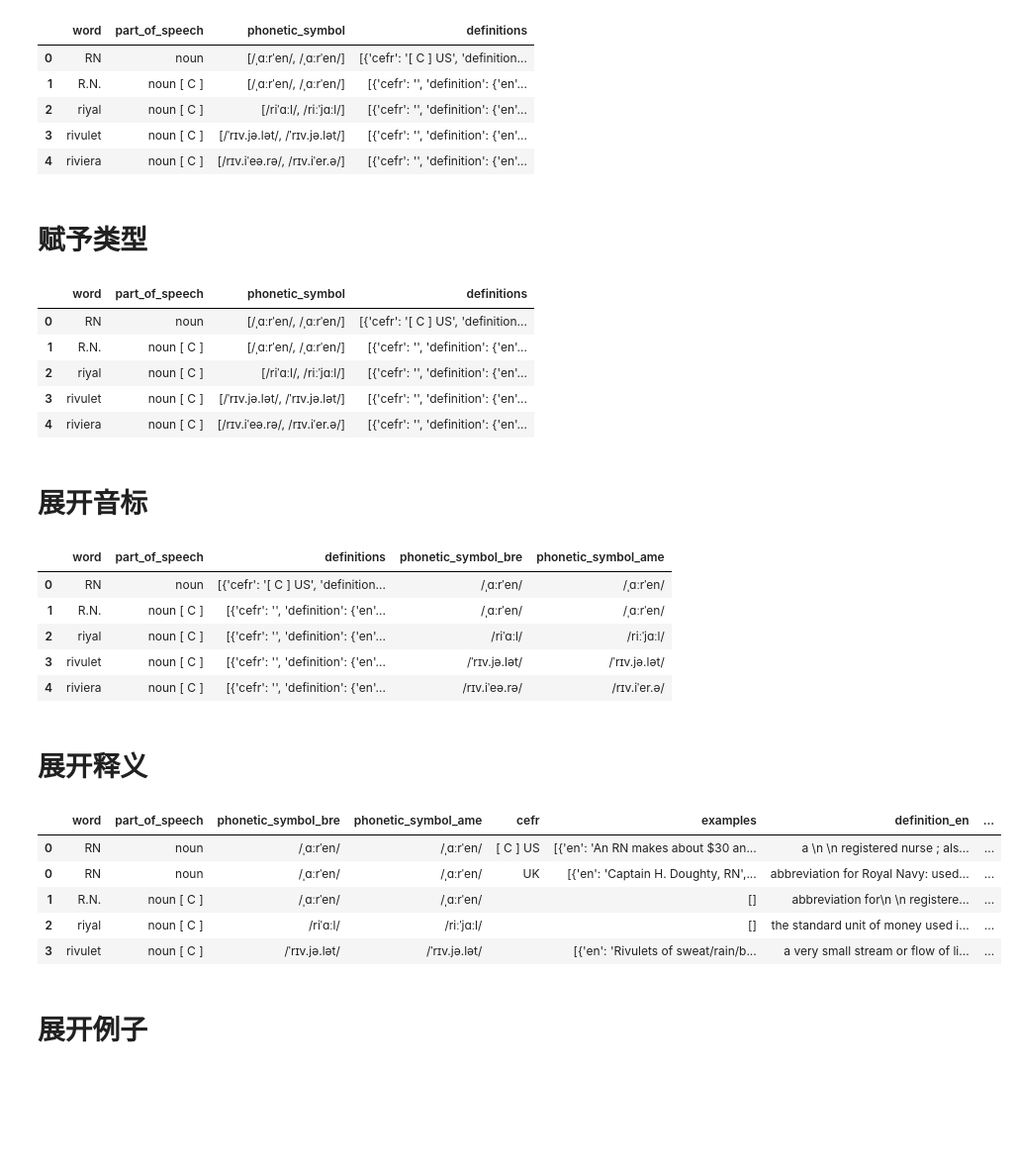
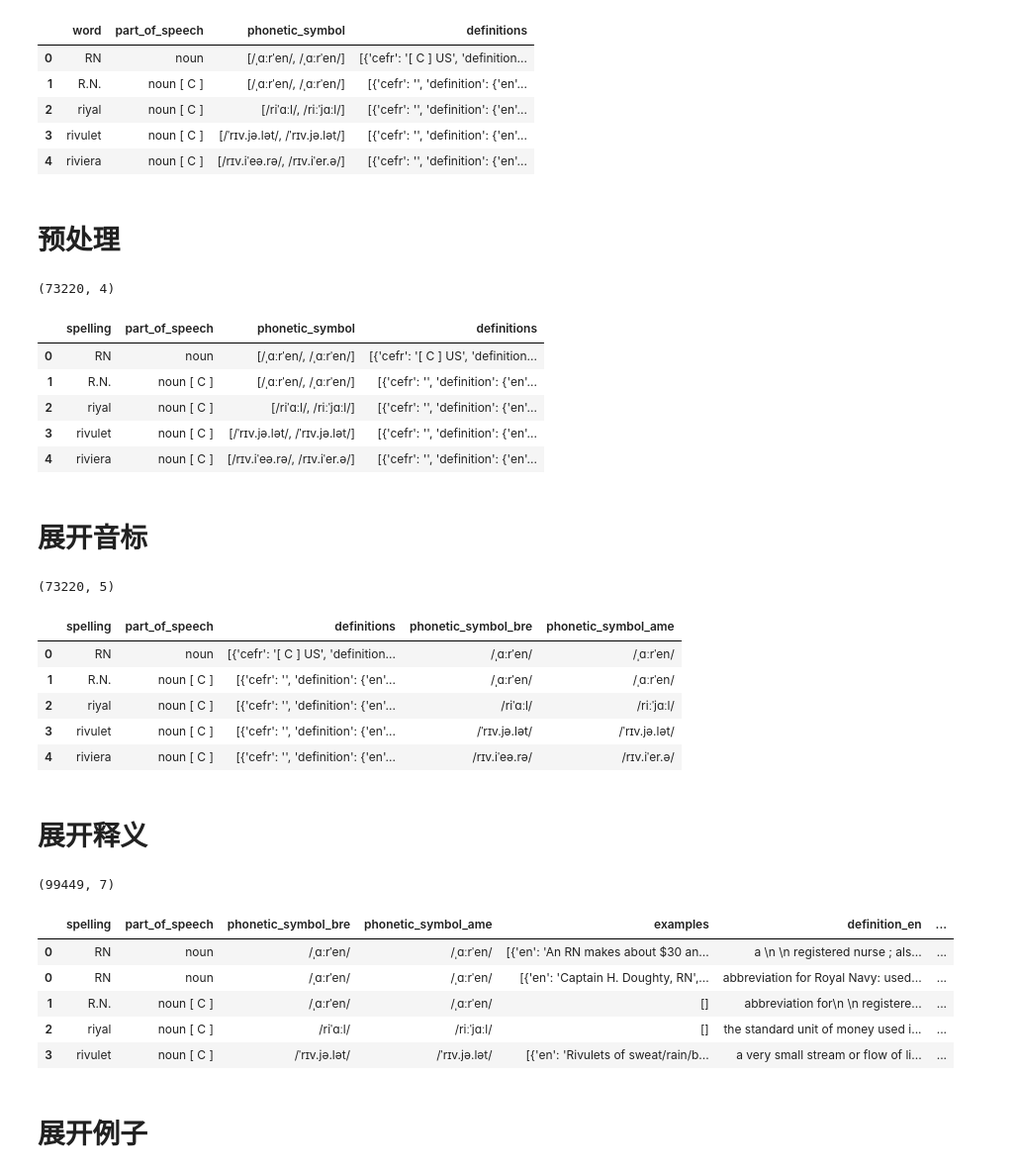
Before and after one commit to ZadenYip/EnLangMemo, a Jupyter notebook: pipeline-data/crawler_to_db_etl.ipynb, the cells around one changed output. Shown at 99% size. Drawn from its saved outputs; the diff is of its cells as text; code cells hidden in the pictures; blank space fills up the shorter version.

```diff
--- a/pipeline-data/crawler_to_db_etl.ipynb
+++ b/pipeline-data/crawler_to_db_etl.ipynb
@@ -17,19 +17,23 @@ words_df.head()
 | 3 | rivulet | noun [ C ] | [/ˈrɪv.jə.lət/, /ˈrɪv.jə.lət/] | [{'cefr': '', 'definition': {'en'... |
 | 4 | riviera | noun [ C ] | [/rɪv.iˈeə.rə/, /rɪv.iˈer.ə/] | [{'cefr': '', 'definition': {'en'... |
 # %% [markdown]
-# 赋予类型
+# 预处理
 # %%
+words_df.rename(columns={"word": "spelling"}, inplace=True)
 words_df = words_df.astype(
     {
-        "word": str,
-        "part_of_speech": str,
+        "spelling": "string",
+        "part_of_speech": "string",
         "phonetic_symbol": object,
         "definitions": object,
     }
 )
+
+print(words_df.shape)
 words_df.head()
 # %% [output]
+(73220, 4)
-|  | word | part_of_speech | phonetic_symbol | definitions |
+|  | spelling | part_of_speech | phonetic_symbol | definitions |
 | 0 | RN | noun | [/ˌɑːrˈen/, /ˌɑːrˈen/] | [{'cefr': '[ C ] US', 'definition... |
 | 1 | R.N. | noun [ C ] | [/ˌɑːrˈen/, /ˌɑːrˈen/] | [{'cefr': '', 'definition': {'en'... |
 | 2 | riyal | noun [ C ] | [/riˈɑːl/, /riːˈjɑːl/] | [{'cefr': '', 'definition': {'en'... |
@@ -47,17 +51,15 @@ phonetic_symbols = pd.DataFrame(
 words_df = pd.concat(
     [words_df.drop("phonetic_symbol", axis=1), phonetic_symbols], axis=1
 )
-words_df = words_df.astype({"phonetic_symbol_bre": str, "phonetic_symbol_ame": str})
+words_df = words_df.astype(
+    {"phonetic_symbol_bre": "string", "phonetic_symbol_ame": "string"}
+)
 
-assert (
-    words_df["phonetic_symbol_bre"].isnull().sum() == 0
-), "数据中 phonetic_symbol_bre 列存在 null 值"
-assert (
-    words_df["phonetic_symbol_ame"].isnull().sum() == 0
-), "数据中 phonetic_symbol_ame 列存在 null 值"
+print(words_df.shape)
 words_df.head()
 # %% [output]
+(73220, 5)
-|  | word | part_of_speech | definitions | phonetic_symbol_bre | phonetic_symbol_ame |
+|  | spelling | part_of_speech | definitions | phonetic_symbol_bre | phonetic_symbol_ame |
 | 0 | RN | noun | [{'cefr': '[ C ] US', 'definition... | /ˌɑːrˈen/ | /ˌɑːrˈen/ |
 | 1 | R.N. | noun [ C ] | [{'cefr': '', 'definition': {'en'... | /ˌɑːrˈen/ | /ˌɑːrˈen/ |
 | 2 | riyal | noun [ C ] | [{'cefr': '', 'definition': {'en'... | /riˈɑːl/ | /riːˈjɑːl/ |
@@ -68,35 +70,32 @@ words_df.head()
 # %%
 assert (
     words_df["definitions"].isnull().sum() == 0
 ), "数据处理错误，存在缺失的 definitions！Data processing error, missing definitions!"
 
 words_df = words_df.explode("definitions")
 definitions = pd.json_normalize(words_df["definitions"])
-definitions.rename(
-    columns={"definition.en": "definition_en", "definition.zh": "definition_zh"},
-    inplace=True,
+definitions = definitions.rename(
+    columns={"definition.en": "definition_en", "definition.zh": "definition_zh"}
 )
+definitions = definitions.drop(columns=["cefr"])
 
 words_df = pd.concat([words_df.drop(columns=["definitions"]), definitions], axis=1)
-words_df = words_df.astype({"definition_en": str, "definition_zh": str})
+words_df = words_df.astype({"definition_en": "string", "definition_zh": "string"})
 
 assert len(definitions) == len(
     words_df
 ), "数据处理错误，行数不匹配！Data processing error, row count mismatch!"
-assert (
-    words_df["definition_en"].isnull().sum() == 0
-), "数据处理错误，存在缺失的 definition_en！Data processing error, missing definition_en!"
-assert (
-    words_df["definition_zh"].isnull().sum() == 0
-), "数据处理错误，存在缺失的 definition_zh！Data processing error, missing definition_zh!"
+
+print(words_df.shape)
 words_df.head()
 # %% [output]
+(99449, 7)
-|  | word | part_of_speech | phonetic_symbol_bre | phonetic_symbol_ame | cefr | examples | definition_en | ... |
-| 0 | RN | noun | /ˌɑːrˈen/ | /ˌɑːrˈen/ | [ C ] US | [{'en': 'An RN makes about $30 an... | a \n \n registered nurse ; als... | ... |
-| 0 | RN | noun | /ˌɑːrˈen/ | /ˌɑːrˈen/ | UK | [{'en': 'Captain H. Doughty, RN',... | abbreviation for Royal Navy: used... | ... |
-| 1 | R.N. | noun [ C ] | /ˌɑːrˈen/ | /ˌɑːrˈen/ |  | [] | abbreviation for\n \n registere... | ... |
-| 2 | riyal | noun [ C ] | /riˈɑːl/ | /riːˈjɑːl/ |  | [] | the standard unit of money used i... | ... |
-| 3 | rivulet | noun [ C ] | /ˈrɪv.jə.lət/ | /ˈrɪv.jə.lət/ |  | [{'en': 'Rivulets of sweat/rain/b... | a very small stream or flow of li... | ... |
+|  | spelling | part_of_speech | phonetic_symbol_bre | phonetic_symbol_ame | examples | definition_en | ... |
+| 0 | RN | noun | /ˌɑːrˈen/ | /ˌɑːrˈen/ | [{'en': 'An RN makes about $30 an... | a \n \n registered nurse ; als... | ... |
+| 0 | RN | noun | /ˌɑːrˈen/ | /ˌɑːrˈen/ | [{'en': 'Captain H. Doughty, RN',... | abbreviation for Royal Navy: used... | ... |
+| 1 | R.N. | noun [ C ] | /ˌɑːrˈen/ | /ˌɑːrˈen/ | [] | abbreviation for\n \n registere... | ... |
+| 2 | riyal | noun [ C ] | /riˈɑːl/ | /riːˈjɑːl/ | [] | the standard unit of money used i... | ... |
+| 3 | rivulet | noun [ C ] | /ˈrɪv.jə.lət/ | /ˈrɪv.jə.lət/ | [{'en': 'Rivulets of sweat/rain/b... | a very small stream or flow of li... | ... |
 # %% [markdown]
 # 展开例子
 # %%
```
Also changed, not shown: parts of 14 cells of this notebook, 1 other file.
